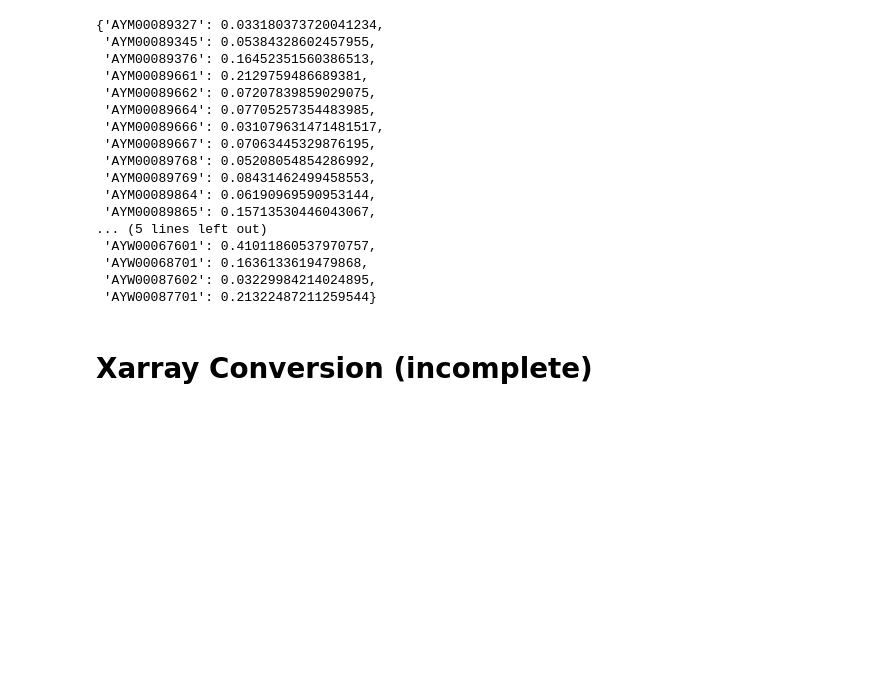
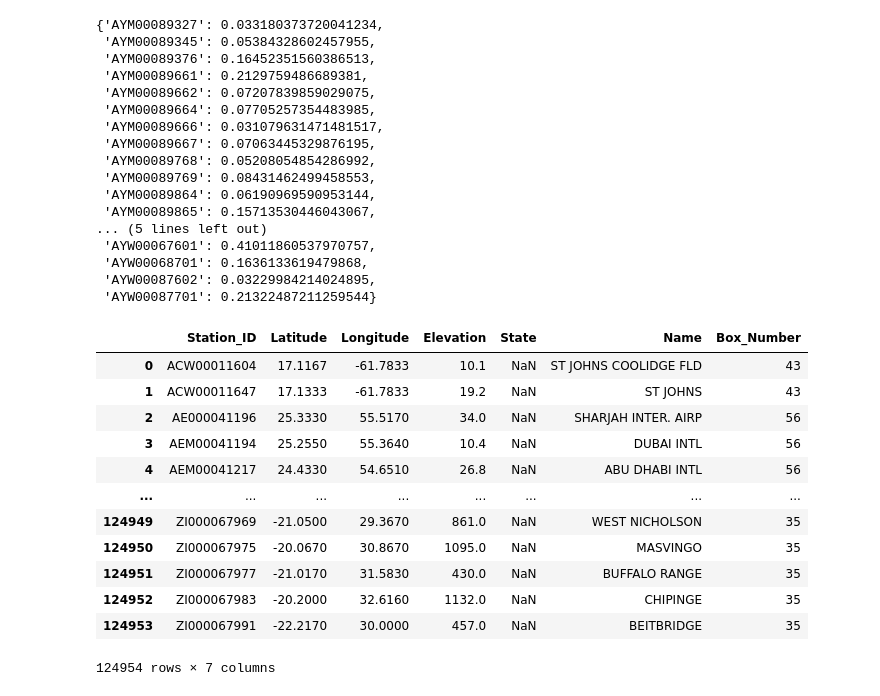
Before and after one commit to ajoherron/gistemp5.0, a Jupyter notebook: experimentation.ipynb, the cells around one changed output. Saved outputs shown, nothing was run; the diff lists cells and outputs as text; code cells hidden in the pictures; blank space fills up the shorter version.

```diff
--- a/experimentation.ipynb
+++ b/experimentation.ipynb
@@ -414,21 +430,6 @@ station_weights_within_radius = []
 # Maximum distance for the weight calculation (e.g., 1200.0 km)
 max_distance = 1200.0
 # %%
-# # Collect meta data for stations
-# GHCN_meta_url = 'https://www.ncei.noaa.gov/pub/data/ghcn/daily/ghcnd-stations.txt'
-# column_widths = [11, 9, 10, 7, 3, 31]
-# station_df = pd.read_fwf(GHCN_meta_url, widths=column_widths, header=None,
-#                       names=['Station_ID', 'Latitude', 'Longitude', 'Elevation', 'State', 'Name'])
-
-# # Create 80 cell grid
-# grid_80_df = generate_80_cell_grid()
-
-# # Initialize an empty list to store station IDs and weights as dictionaries
-# station_weights_within_radius = []
-
-# # Maximum distance for the weight calculation (e.g., 1200.0 km)
-# max_distance = 1200.0
-
 # Use tqdm to track progress
 for index, row in tqdm(grid_80_df.iterrows(), total=len(grid_80_df), desc="Processing"):
     center_lat = row['Center_Latitude']
@@ -452,6 +453,9 @@ for index, row in tqdm(grid_80_df.iterrows(), total=len(grid_80_df), desc="Proce
 # Add the list of station IDs and weights as a new column
 grid_80_df['Nearby_Stations'] = station_weights_within_radius
 
+# Set index name
+grid_80_df.index.name = 'Box_Number'
+
 # Print grid_80_df with the new column
 print(grid_80_df)
 # %% [output]
@@ -492,5 +496,3 @@ grid_80_df.iloc[0]['Nearby_Stations']
  'AYW00068701': 0.1636133619479868,
  'AYW00087602': 0.03229984214024895,
  'AYW00087701': 0.21322487211259544}
-# %% [markdown]
-# Xarray Conversion (incomplete)
@@ -519,0 +499,41 @@ grid_80_df.iloc[0]['Nearby_Stations']
+# %%
+def find_box_number(station_df, grid_80_df):
+    box_numbers = []
+
+    for _, station_row in tqdm(station_df.iterrows(), total=len(station_df)):
+        latitude = station_row['Latitude']
+        longitude = station_row['Longitude']
+
+        for box_number, box_row in grid_80_df.iterrows():
+            southern = box_row['Southern']
+            northern = box_row['Northern']
+            western = box_row['Western']
+            eastern = box_row['Eastern']
+
+            if southern <= latitude <= northern and western <= longitude <= eastern:
+                box_numbers.append(box_number)
+                break
+        else:
+            box_numbers.append(None)
+
+    return box_numbers
+# %%
+# Find box numbers for each station, add to station_df
+box_numbers = find_box_number(station_df, grid_80_df)
+station_df['Box_Number'] = box_numbers
+# %%
+station_df
+# %% [output]
+|  | Station_ID | Latitude | Longitude | Elevation | State | Name | Box_Number |
+| 0 | ACW00011604 | 17.1167 | -61.7833 | 10.1 | NaN | ST JOHNS COOLIDGE FLD | 43 |
+| 1 | ACW00011647 | 17.1333 | -61.7833 | 19.2 | NaN | ST JOHNS | 43 |
+| 2 | AE000041196 | 25.3330 | 55.5170 | 34.0 | NaN | SHARJAH INTER. AIRP | 56 |
+| 3 | AEM00041194 | 25.2550 | 55.3640 | 10.4 | NaN | DUBAI INTL | 56 |
+| 4 | AEM00041217 | 24.4330 | 54.6510 | 26.8 | NaN | ABU DHABI INTL | 56 |
+| ... | ... | ... | ... | ... | ... | ... | ... |
+| 124949 | ZI000067969 | -21.0500 | 29.3670 | 861.0 | NaN | WEST NICHOLSON | 35 |
+| 124950 | ZI000067975 | -20.0670 | 30.8670 | 1095.0 | NaN | MASVINGO | 35 |
+| 124951 | ZI000067977 | -21.0170 | 31.5830 | 430.0 | NaN | BUFFALO RANGE | 35 |
+| 124952 | ZI000067983 | -20.2000 | 32.6160 | 1132.0 | NaN | CHIPINGE | 35 |
+| 124953 | ZI000067991 | -22.2170 | 30.0000 | 457.0 | NaN | BEITBRIDGE | 35 |
+124954 rows × 7 columns
```
Also changed, not shown: parts of 12 cells of this notebook, 5 other files.
